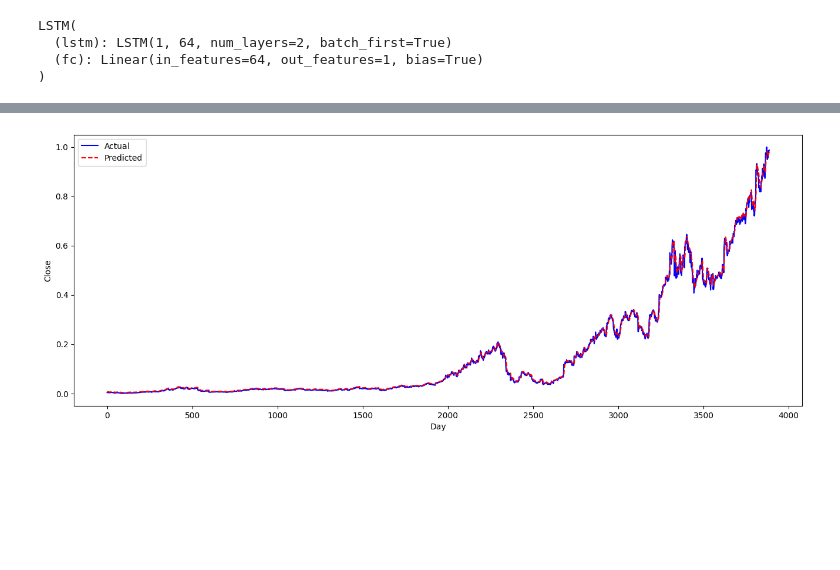
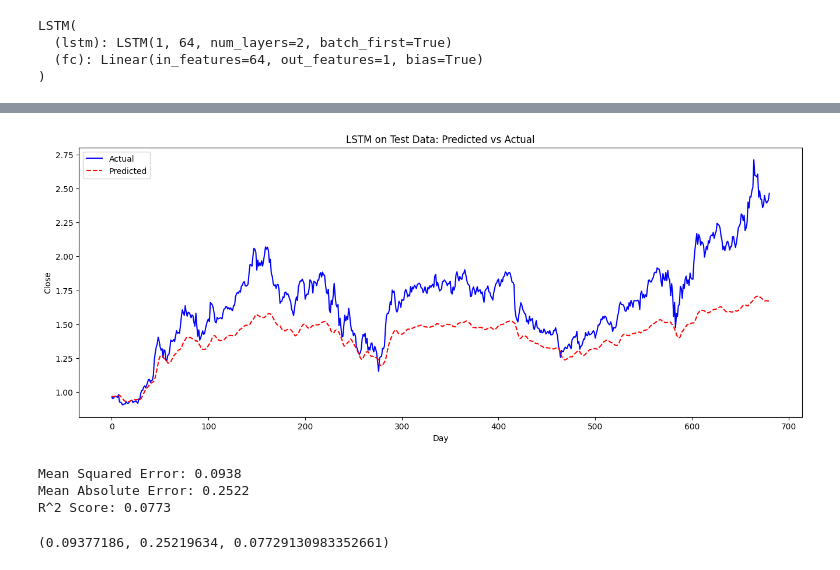
Before and after one commit to myrres0/IAU-2024, a Jupyter notebook: phase-4.ipynb, the cells around one changed output, grey strips where cells are left out. Drawn from its saved outputs; the diff is of its cells as text; code cells hidden in the pictures; blank space fills up the shorter version.

Commit message:
change graf for LSTM, add predictions

```diff
--- a/phase-4.ipynb
+++ b/phase-4.ipynb
@@ -692,13 +663,21 @@ Validation Loss: 0.1061
 # %%
 with torch.no_grad():
-    predicted = model(X_train.to(device)).to('cpu').numpy()
+    predicted = model(X_test.to(device)).to('cpu').numpy()
 
 plt.figure(figsize=(16, 6))
-plt.plot(y_train, label='Actual', color='blue')
+plt.plot(y_test, label='Actual', color='blue')
 plt.plot(predicted, label='Predicted', color='red', linestyle='--')
 plt.xlabel('Day')
 plt.ylabel('Close')
+plt.title('LSTM on Test Data: Predicted vs Actual')
 plt.legend()
 plt.show()
 # %% [output]
-[figure, old version]
+[figure, new version]
+# %%
+evaluate_model(y_test, predicted)
+# %% [output]
+Mean Squared Error: 0.0938
+Mean Absolute Error: 0.2522
+R^2 Score: 0.0773
+(0.09377186, 0.25219634, 0.07729130983352661)
```
Also changed, not shown: parts of 12 cells of this notebook.
